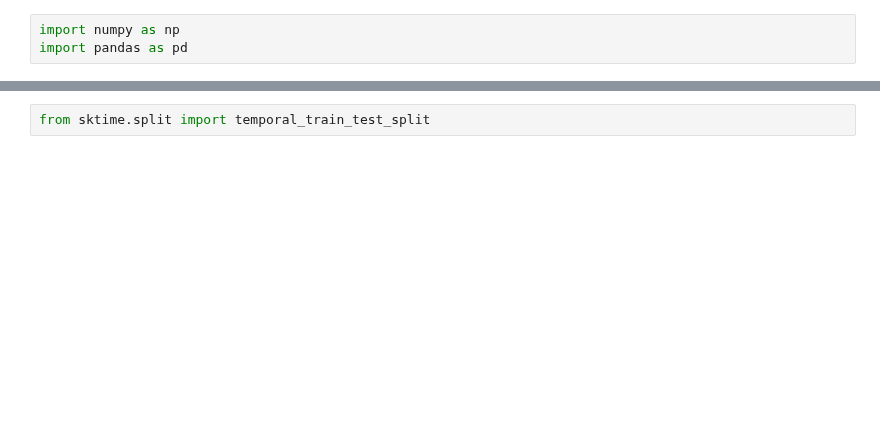
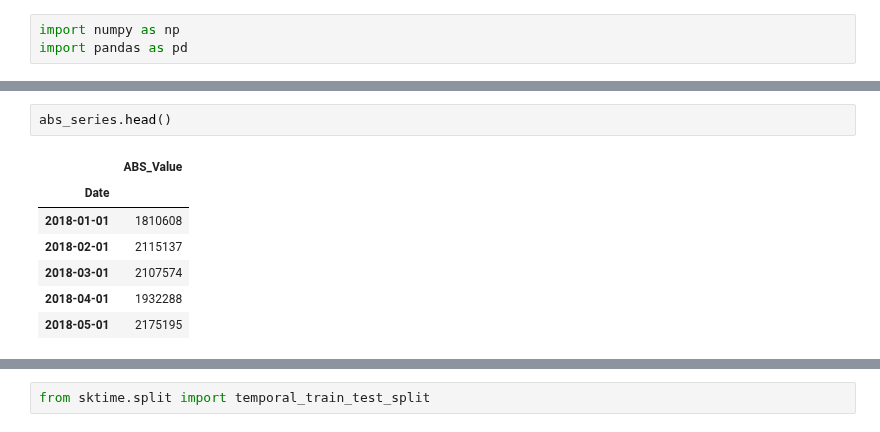
Before and after one commit to Legard525/DataScienceProject, a Jupyter notebook: Predictions.ipynb, the cells around one changed output, grey strips where cells are left out. Drawn from its saved outputs; the diff is of its cells as text; blank space fills up the shorter version.

```diff
--- a/Predictions.ipynb
+++ b/Predictions.ipynb
@@ -25,3 +32,13 @@ abs_series.index = pd.DatetimeIndex(df["Date"])
+# %%
+abs_series.head()
+# %% [output]
+|  | ABS_Value |
+| Date |  |
+| 2018-01-01 | 1810608 |
+| 2018-02-01 | 2115137 |
+| 2018-03-01 | 2107574 |
+| 2018-04-01 | 1932288 |
+| 2018-05-01 | 2175195 |
 # %%
 plot_series(freq_series)
 # %% [output]
```
Also changed, not shown: parts of 11 cells of this notebook, 6 other files.
